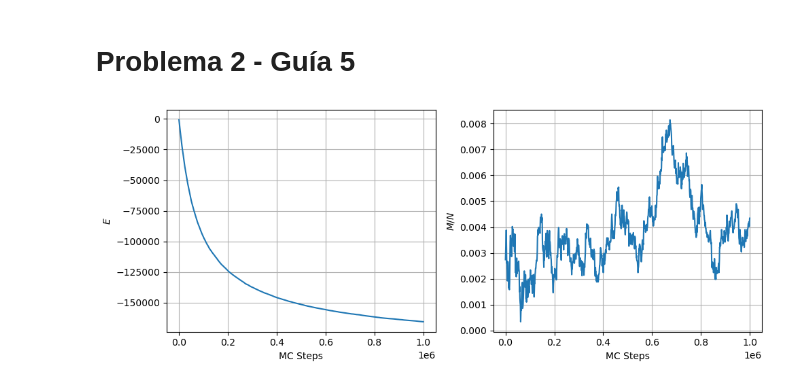
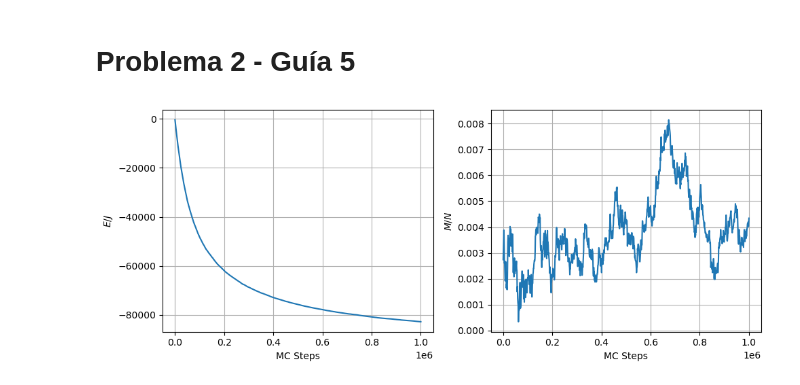
Before and after one commit to nicolasvazquez95/RedesComplejas_famaf, a Jupyter notebook: soluciones/tp5/main.ipynb, the cells around one changed output. Saved outputs shown, nothing was run; the diff lists cells and outputs as text; code cells hidden in the pictures.

```diff
--- a/soluciones/tp5/main.ipynb
+++ b/soluciones/tp5/main.ipynb
@@ -85,7 +85,7 @@ class IsingExp(object):
             spin_i = self.network.spins[i]
             neighbors_i = self.network.neighbors_list[i]
             E += -sum(spin_i * self.network.spins[j] for j in neighbors_i)
-        return E
+        return E/2
     def get_M(self):
         return self.network.spins.sum()
     def run(self):
@@ -102,24 +102,24 @@ data = IsingExp(0.01,42).run()
 # %%
 from matplotlib import pyplot as plt
 
 steps = np.linspace(0,10**6,10**3)
 
 fig, axs = plt.subplots(1,2,figsize=(10,4))
 
 axs[0].plot(steps,data[2])
 axs[1].plot(steps,np.array(data[3])/10**5)
 
-axs[0].set_ylabel('$E$')
+axs[0].set_ylabel('$E/J$')
 axs[1].set_ylabel('$M/N$')
 
 axs[0].set_xlabel('MC Steps')
 axs[1].set_xlabel('MC Steps')
 
 axs[0].grid()
 axs[1].grid()
 
 plt.tight_layout()
 
 plt.savefig('IsingRun_EMSteps.jpg',dpi=300)
 # %% [output]
-[figure, old version]
+[figure, new version]
```
Also changed, not shown: parts of 1 cell of this notebook, 3 other files.
